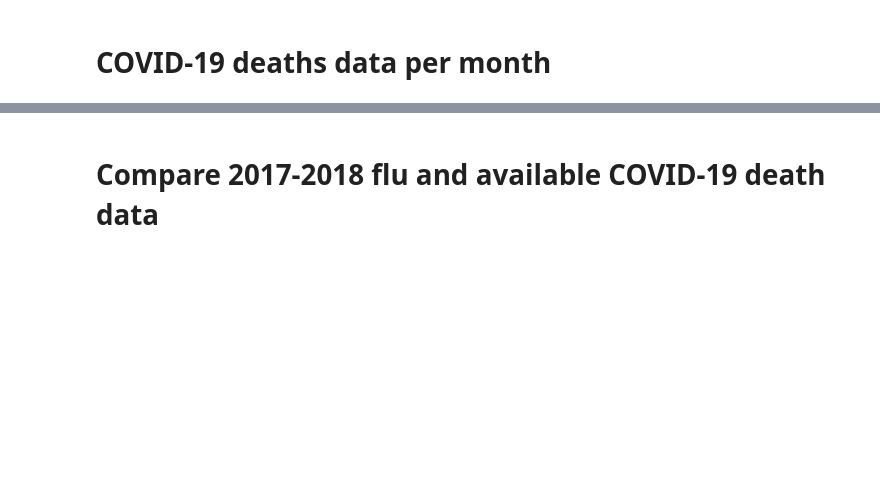
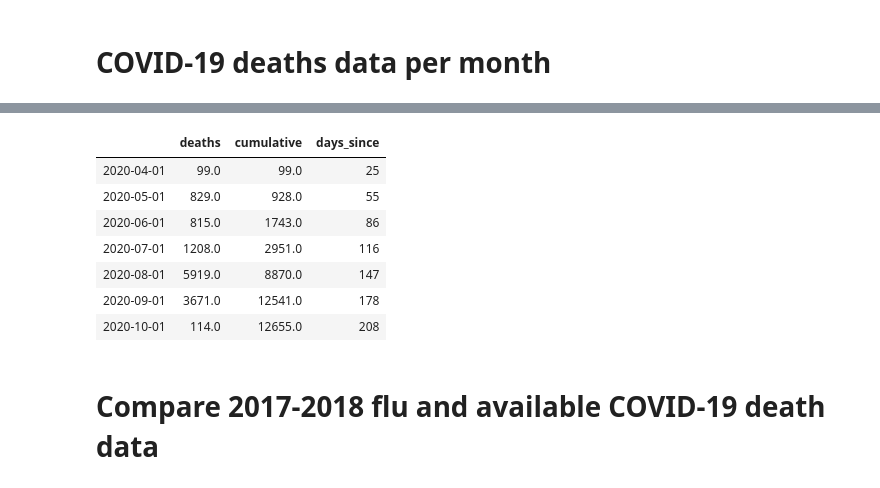
Before and after one commit to simplyrangel/covid19-tx-insights, a Jupyter notebook: flu-pneumonia-comparison.ipynb, the cells around one changed output, grey strips where cells are left out. Saved outputs shown, nothing was run; the diff lists cells and outputs as text; code cells hidden in the pictures; blank space fills up the shorter version.

```diff
--- a/flu-pneumonia-comparison.ipynb
+++ b/flu-pneumonia-comparison.ipynb
@@ -208,4 +194,0 @@ plt.plot(
-# %%
-monthly_covid_deaths["days_since"] = monthly_covid_deaths.index - monthly_covid_deaths.index[0]
-monthly_covid_deaths.loc[:,"days_since"] = monthly_covid_deaths.days_since.dt.days
-monthly_covid_deaths
@@ -235,3 +195,32 @@ plt.plot(
+# %%
+# counting days-since can be misleading. days-since represents the delta time in days
+# from the start of data tracking to the end of the resampled index. The final value
+# of days-since can be smaller or larger than the actual number of days that Texas has
+# tracked COVID-19. days-since varies by the resample size and by the edge at which Pandas
+# resamples the data (left or right).
+#
+# the output below was resampled by month to the right-hand side. monthly_covid_deaths'
+# final index value is therefore 2020-10-01, or several days ahead of the actual COVID-19
+# data. The final days-since value is also several days larger than the actual number
+# of elapsed days between COVID-19 start and end tracking.
+#
+# We'll calculate a true days-elapsed separately:
+total_covid_days = covid_deaths.index[-1] - covid_deaths.index[0]
+total_covid_days = total_covid_days.days
+
+# now get the days-since in the resampled data:
+monthly_covid_deaths["days_since"] = monthly_covid_deaths.index - covid_deaths.index[0]
+monthly_covid_deaths.loc[:,"days_since"] = monthly_covid_deaths.days_since.dt.days
+monthly_covid_deaths
+# %% [output]
+|  | deaths | cumulative | days_since |
+| 2020-04-01 | 99.0 | 99.0 | 25 |
+| 2020-05-01 | 829.0 | 928.0 | 55 |
+| 2020-06-01 | 815.0 | 1743.0 | 86 |
+| 2020-07-01 | 1208.0 | 2951.0 | 116 |
+| 2020-08-01 | 5919.0 | 8870.0 | 147 |
+| 2020-09-01 | 3671.0 | 12541.0 | 178 |
+| 2020-10-01 | 114.0 | 12655.0 | 208 |
 # %% [markdown]
 # Compare 2017-2018 flu and available COVID-19 death data
 # %%
```
Also changed, not shown: parts of 8 cells of this notebook.
